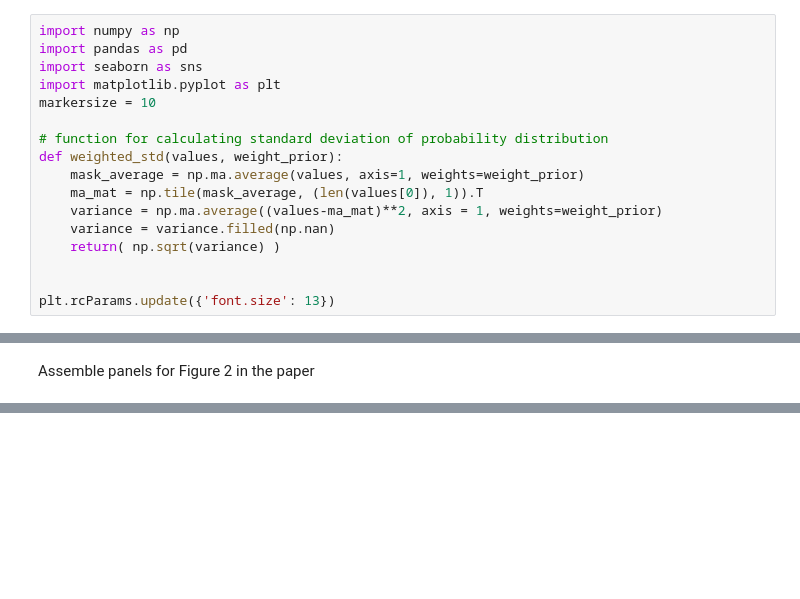
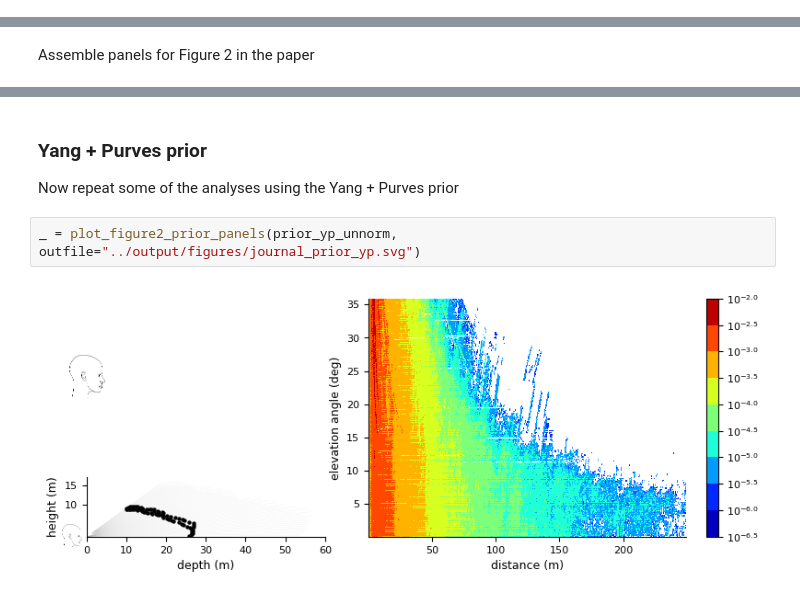
Before and after one commit to cskemp/phantomlighthouse, a Jupyter notebook: model/model_predictions.ipynb, the cells around one changed output, grey strips where cells are left out. Drawn from its saved outputs; the diff is of its cells as text; blank space fills up the shorter version.

```diff
--- a/model/model_predictions.ipynb
+++ b/model/model_predictions.ipynb
@@ -1,17 +0,0 @@
-# %%
-import numpy as np
-import pandas as pd
-import seaborn as sns
-import matplotlib.pyplot as plt
-markersize = 10
-
-# function for calculating standard deviation of probability distribution
-def weighted_std(values, weight_prior):
-    mask_average = np.ma.average(values, axis=1, weights=weight_prior)
-    ma_mat = np.tile(mask_average, (len(values[0]), 1)).T
-    variance = np.ma.average((values-ma_mat)**2, axis = 1, weights=weight_prior)
-    variance = variance.filled(np.nan)
-    return( np.sqrt(variance) )
-
-
-plt.rcParams.update({'font.size': 13})
@@ -607,0 +1164,7 @@ The two dataframes printed above suggest that the critical point occurs at aroun
+# %% [markdown]
+### Yang + Purves prior
+Now repeat some of the analyses using the Yang + Purves prior
+# %%
+_ = plot_figure2_prior_panels(prior_yp_unnorm, outfile="../output/figures/journal_prior_yp.svg")
+# %% [output]
+[figure, added]
```
Also changed, not shown: parts of 31 cells of this notebook, 30 other files.
